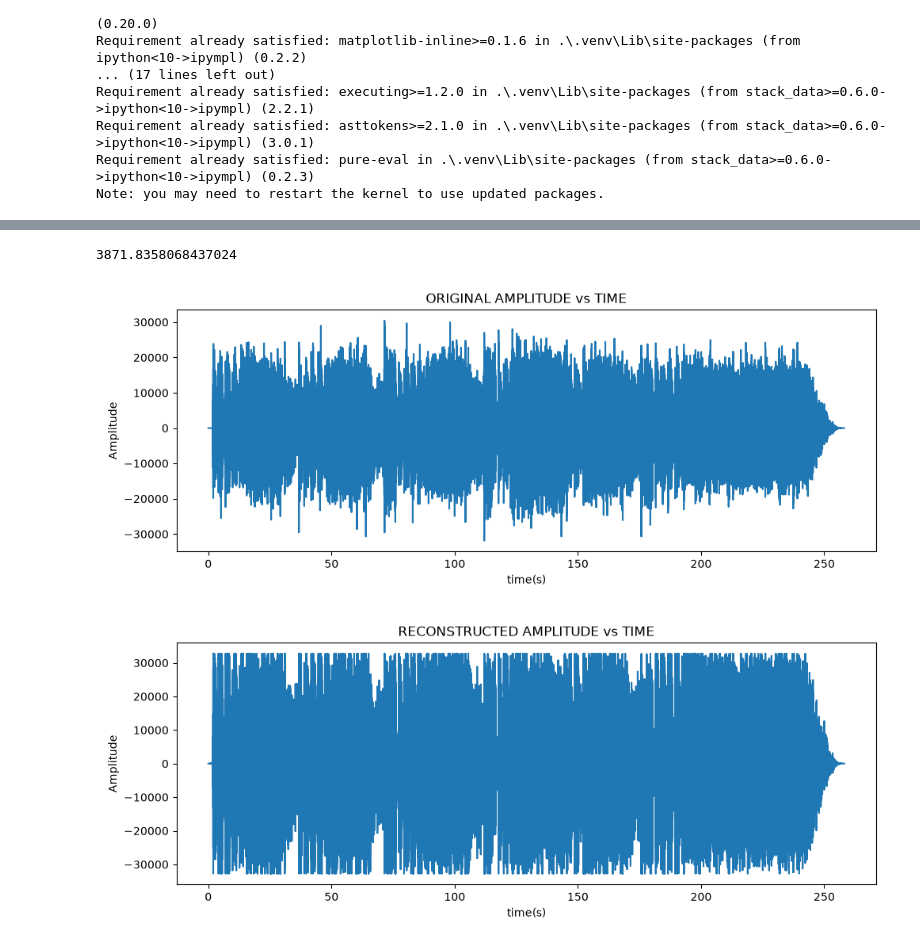
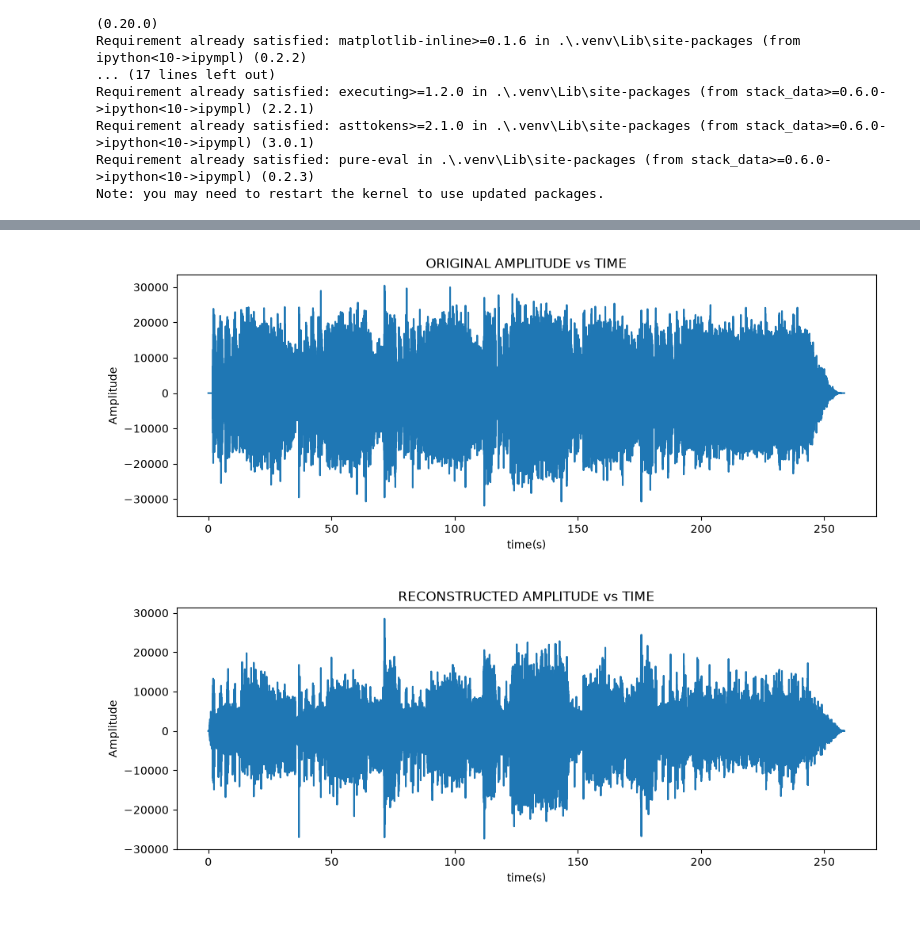
Before and after one commit to EranMaor/Audio-Processing, a Jupyter notebook: fourier.ipynb, the cells around one changed output, grey strips where cells are left out. Drawn from its saved outputs; the diff is of its cells as text; code cells hidden in the pictures.

```diff
--- a/fourier.ipynb
+++ b/fourier.ipynb
@@ -86,15 +91,15 @@ def adjust_to_speaker_freqs(sample_rate, f_transform):
 def adjust_to_iphone_freqs(sample_rate, f_transform):
     #200Hz to #20kHz
     #find indices by sampling frequency/#samples * frequency
-    n = f_transform.size
-    delta_f = n/sample_rate
-    min_freq_index = int(200*delta_f)
-    max_freq_index = int(16000*delta_f)
-    f_transform[:min_freq_index+1] = 0
-    f_transform[-min_freq_index:] = 0
+    length = f_transform.size
+    delta_f = sample_rate/((length-1)*2)
+    min_freq_index = int(200/delta_f)+1
+    max_freq_index = int(16000/delta_f)+1
+    f_transform[:min_freq_index] = 0
+    # f_transform[-min_freq_index:] = 0
     # f_transform[max_freq_index:-max_freq_index] = 0
 
-    amplitude = np.abs(f_transform) / (n / 2)
+    amplitude = np.abs(f_transform) / length
     return amplitude, f_transform
 # %%
 def missing_fundamental(sample_rate, f_transform):
@@ -124,11 +123,9 @@ def missing_fundamental(sample_rate, f_transform):
     return amplitude, f_transform
 # %%
-# al, ftl = missing_fundamental(sample_rate, f_transform_left.copy())
-# ar, ftr = missing_fundamental(sample_rate, f_transform_right.copy())
-# amplitude_left_new, f_transform_left_new = adjust_to_iphone_freqs(sample_rate, f_transform_left.copy())
-# amplitude_right_new, f_transform_right_new = adjust_to_iphone_freqs(sample_rate, f_transform_right.copy())
-amplitude_left_new, f_transform_left_new = missing_fundamental(sample_rate, f_transform_left.copy())
-amplitude_right_new, f_transform_right_new = missing_fundamental(sample_rate, f_transform_right.copy())
+al, ftl = missing_fundamental(sample_rate, f_transform_left)
+ar, ftr = missing_fundamental(sample_rate, f_transform_right)
+amplitude_left_new, f_transform_left_new = adjust_to_iphone_freqs(sample_rate, ftl)
+amplitude_right_new, f_transform_right_new = adjust_to_iphone_freqs(sample_rate, ftr)
 
 plot(f_left, amplitude_left,  'Left Come Together - Amplitude vs Frequencies (pre-compression)', 'Frequency [Hz]', 'Amplitude (dB)')
 plot(f_left, amplitude_left_new,  'Left Come Together - Amplitude vs Frequencies (post-compression)', 'Frequency [Hz]', 'Amplitude')
@@ -138,34 +137,33 @@ plot(f_left, amplitude_left_new,  'Left Come Together - Amplitude vs Frequencies
 # %%
 def inverse_transform(left, right, sample_rate, output_filename):
-    reconstructed_left = ifft(left)
-    reconstructed_right = ifft(right)
+    reconstructed_left = irfft(left)
+    reconstructed_right = irfft(right)
 
-    reconstructed_left_real = np.real(reconstructed_left)
-    reconstructed_right_real = np.real(reconstructed_right)
+    # reconstructed_left_real = np.real(reconstructed_left)
+    # reconstructed_right_real = np.real(reconstructed_right)
 
-    reconstructed_real = np.stack((reconstructed_left_real, reconstructed_right_real), axis=1)
+    reconstructed_real = np.stack((reconstructed_left, reconstructed_right), axis=1)
     audio_data_int16 = np.int16(np.clip(reconstructed_real, -32768, 32767))
 
     wavfile.write(output_filename, sample_rate, audio_data_int16)
 
     return audio_data_int16
 # %%
-reconstructed_data = inverse_transform(f_transform_left_new, f_transform_right_new, sample_rate, 'come_together_with_harmonics.wav')
+reconstructed_data = inverse_transform(f_transform_left_new, f_transform_right_new, sample_rate, 'come_together_with_harmonics_hi_pass.wav')
 original_data = np.stack((left_data, right_data), axis=1)
 
 # delta = reconstructed_data - original_data
 # print(np.mean(np.abs(delta)))
 # wavfile.write('delta.wav', sample_rate, delta)
 
 reconstructed_ld = reconstructed_data[:, 0]
 
 duration = len(original_data) / sample_rate
 time = np.linspace(0.0, duration, num=len(original_data))
 
 dbfs_ref = 32768.0
 plot(time, left_data, 'ORIGINAL AMPLITUDE vs TIME', 'time(s)', 'Amplitude')
 plot(time, reconstructed_ld, 'RECONSTRUCTED AMPLITUDE vs TIME', 'time(s)', 'Amplitude')
 # %% [output]
-3871.8358068437024
 [figure]
-[figure, old version]
+[figure, new version]
```
Also changed, not shown: parts of 7 cells of this notebook, 2 other files.
